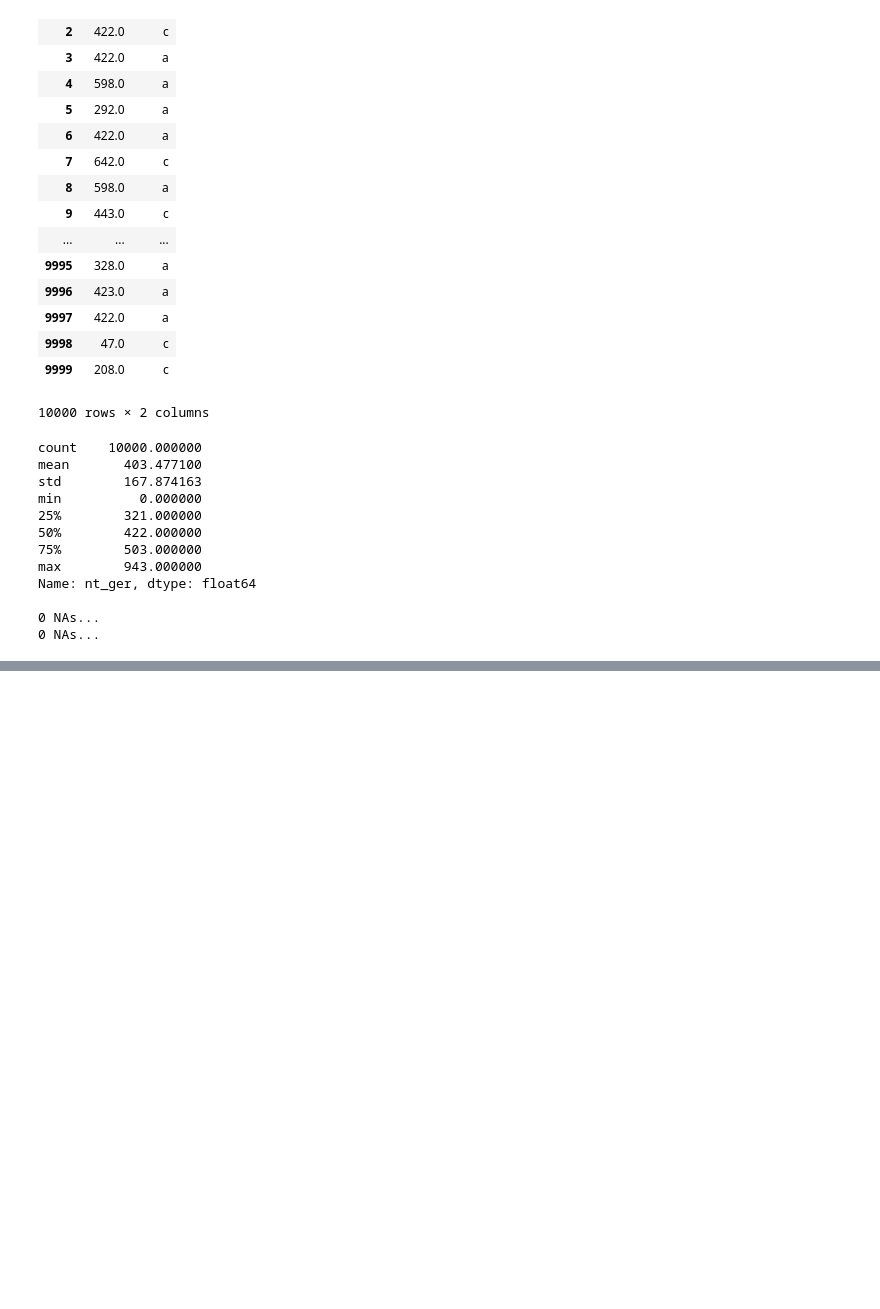
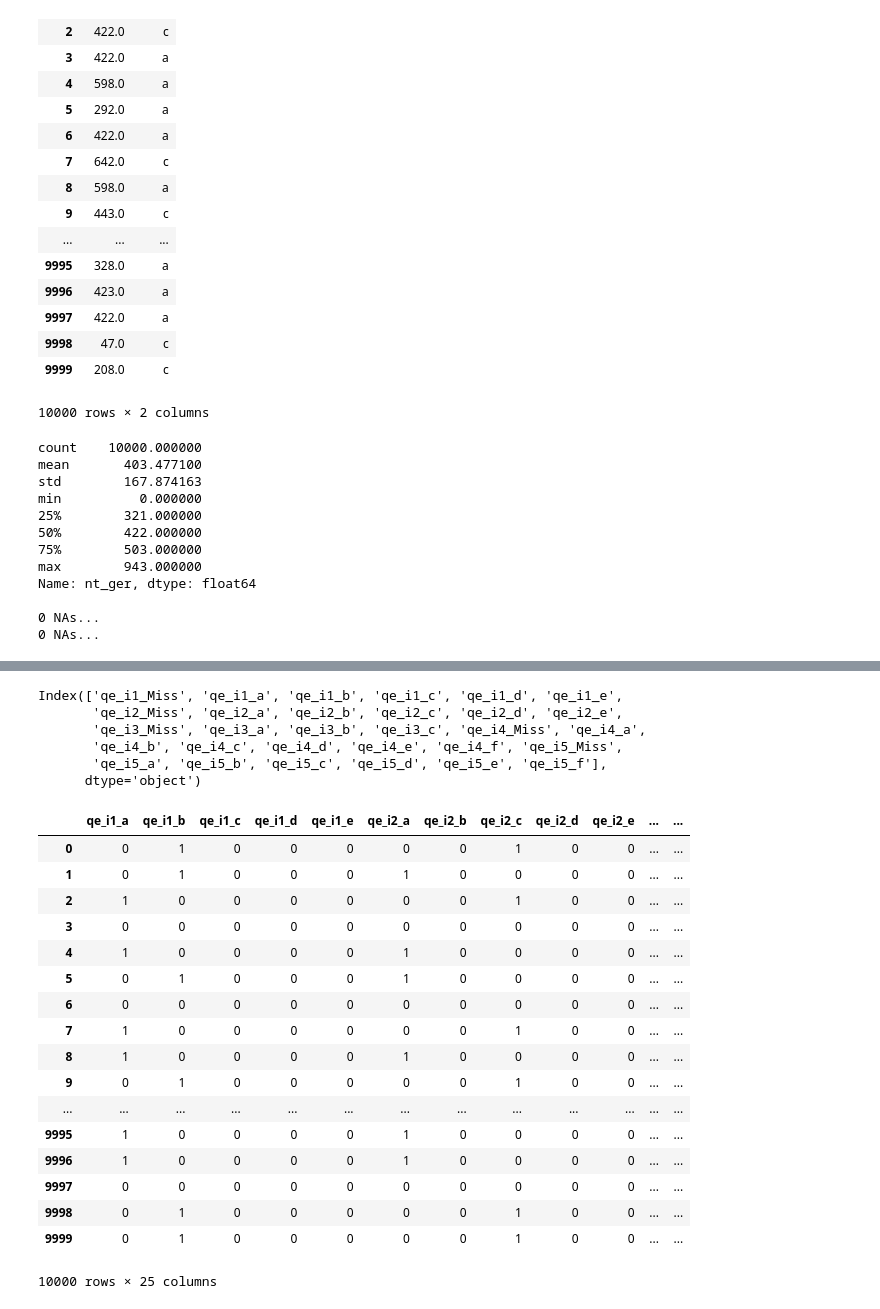
Before and after one commit to neylsoncrepalde/data_preparation, a Jupyter notebook: Missing.ipynb, the cells around one changed output, grey strips where cells are left out. Drawn from its saved outputs; the diff is of its cells as text; code cells hidden in the pictures; blank space fills up the shorter version.

Commit message:
categorical missings treatment

```diff
--- a/Missing.ipynb
+++ b/Missing.ipynb
@@ -170,0 +177,4 @@ Name: nt_ger, dtype: float64
+# %%
+# Selecionando um subset de categorias
+novobd = enade[["qe_i1", "qe_i2", "qe_i3", "qe_i4", "qe_i5"]]
+novobd.head()
@@ -170,0 +188,5 @@ Name: nt_ger, dtype: float64
+# %%
+imp_const = SimpleImputer(missing_values=np.nan, strategy="constant", fill_value="Miss")
+novobdimp = imp_const.fit_transform(novobd)
+novobdimp = pd.DataFrame(novobdimp, columns=["qe_i1", "qe_i2", "qe_i3", "qe_i4", "qe_i5"])
+novobdimp
@@ -170,0 +212,32 @@ Name: nt_ger, dtype: float64
+# %%
+novobdimp = pd.get_dummies(novobdimp)
+novobdimp.columns
+# %% [output]
+Index(['qe_i1_Miss', 'qe_i1_a', 'qe_i1_b', 'qe_i1_c', 'qe_i1_d', 'qe_i1_e',
+       'qe_i2_Miss', 'qe_i2_a', 'qe_i2_b', 'qe_i2_c', 'qe_i2_d', 'qe_i2_e',
+       'qe_i3_Miss', 'qe_i3_a', 'qe_i3_b', 'qe_i3_c', 'qe_i4_Miss', 'qe_i4_a',
+       'qe_i4_b', 'qe_i4_c', 'qe_i4_d', 'qe_i4_e', 'qe_i4_f', 'qe_i5_Miss',
+       'qe_i5_a', 'qe_i5_b', 'qe_i5_c', 'qe_i5_d', 'qe_i5_e', 'qe_i5_f'],
+      dtype='object')
+# %%
+novobdimp = novobdimp.drop(columns=["qe_i1_Miss", "qe_i2_Miss", "qe_i3_Miss", "qe_i4_Miss", "qe_i5_Miss"])
+novobdimp
+# %% [output]
+|  | qe_i1_a | qe_i1_b | qe_i1_c | qe_i1_d | qe_i1_e | qe_i2_a | qe_i2_b | qe_i2_c | qe_i2_d | qe_i2_e | ... | ... |
+| 0 | 0 | 1 | 0 | 0 | 0 | 0 | 0 | 1 | 0 | 0 | ... | ... |
+| 1 | 0 | 1 | 0 | 0 | 0 | 1 | 0 | 0 | 0 | 0 | ... | ... |
+| 2 | 1 | 0 | 0 | 0 | 0 | 0 | 0 | 1 | 0 | 0 | ... | ... |
+| 3 | 0 | 0 | 0 | 0 | 0 | 0 | 0 | 0 | 0 | 0 | ... | ... |
+| 4 | 1 | 0 | 0 | 0 | 0 | 1 | 0 | 0 | 0 | 0 | ... | ... |
+| 5 | 0 | 1 | 0 | 0 | 0 | 1 | 0 | 0 | 0 | 0 | ... | ... |
+| 6 | 0 | 0 | 0 | 0 | 0 | 0 | 0 | 0 | 0 | 0 | ... | ... |
+| 7 | 1 | 0 | 0 | 0 | 0 | 0 | 0 | 1 | 0 | 0 | ... | ... |
+| 8 | 1 | 0 | 0 | 0 | 0 | 1 | 0 | 0 | 0 | 0 | ... | ... |
+| 9 | 0 | 1 | 0 | 0 | 0 | 0 | 0 | 1 | 0 | 0 | ... | ... |
+| ... | ... | ... | ... | ... | ... | ... | ... | ... | ... | ... | ... | ... |
+| 9995 | 1 | 0 | 0 | 0 | 0 | 1 | 0 | 0 | 0 | 0 | ... | ... |
+| 9996 | 1 | 0 | 0 | 0 | 0 | 1 | 0 | 0 | 0 | 0 | ... | ... |
+| 9997 | 0 | 0 | 0 | 0 | 0 | 0 | 0 | 0 | 0 | 0 | ... | ... |
+| 9998 | 0 | 1 | 0 | 0 | 0 | 0 | 0 | 1 | 0 | 0 | ... | ... |
+| 9999 | 0 | 1 | 0 | 0 | 0 | 0 | 0 | 1 | 0 | 0 | ... | ... |
+10000 rows × 25 columns
```
Also changed, not shown: parts of 3 cells of this notebook.
